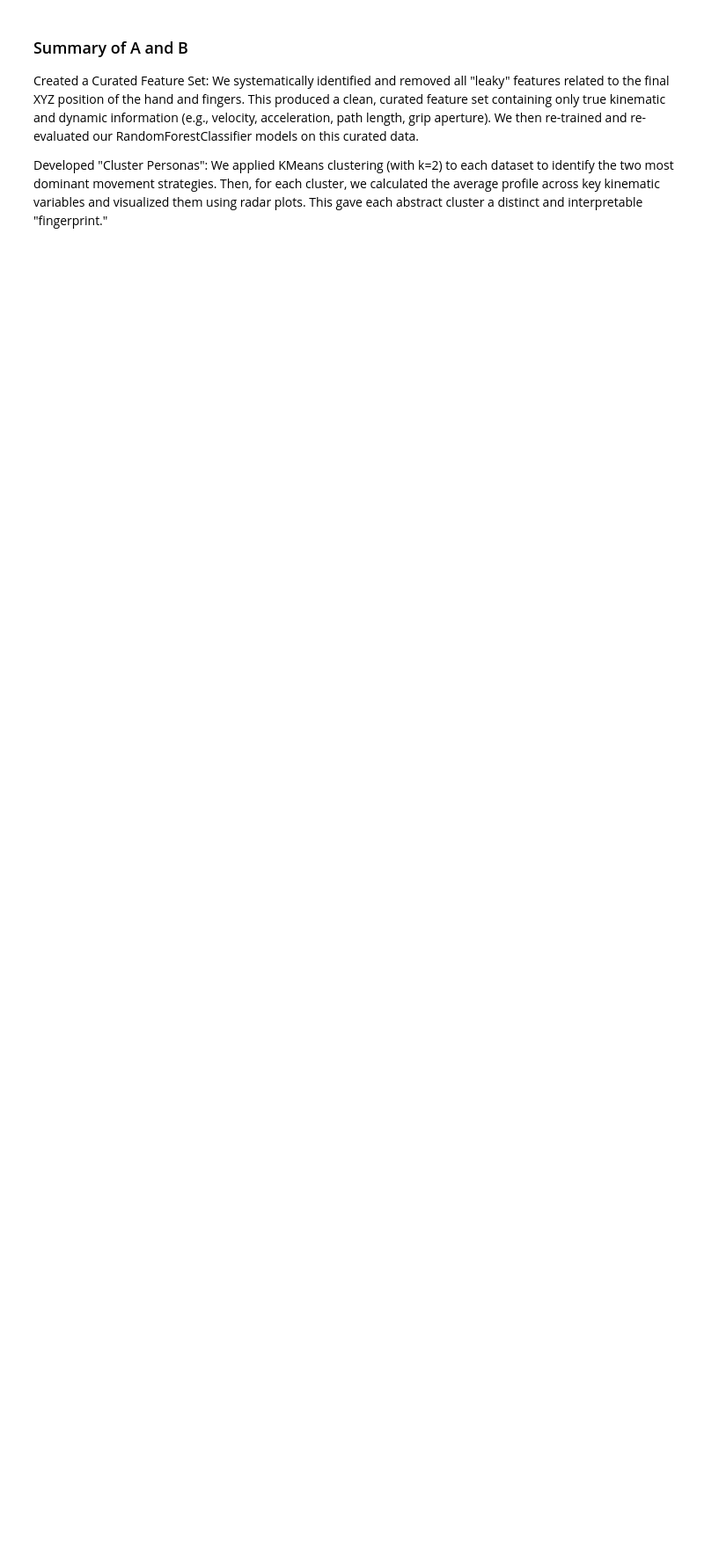
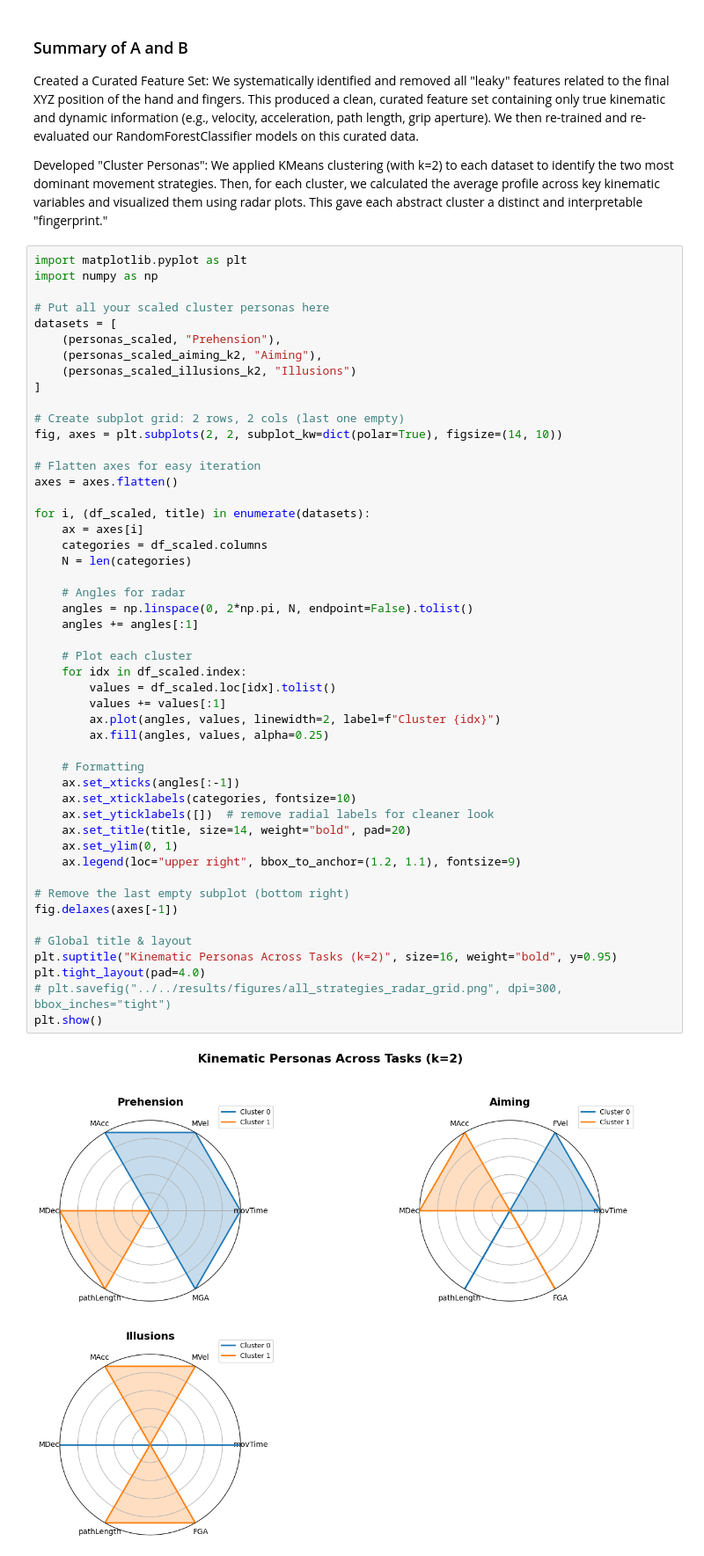
Before and after one commit to BhargavKumarNath/Classifying-Grip-Strategies-Using-Machine-Learning-, a Jupyter notebook: notebooks/03_advance_modeling/03_B_Cluster_Persona_Analysis.ipynb, the cells around one changed output. Shown at 88% size. Saved outputs shown, nothing was run; the diff lists cells and outputs as text; blank space fills up the shorter version.

```diff
--- a/notebooks/03_advance_modeling/03_B_Cluster_Persona_Analysis.ipynb
+++ b/notebooks/03_advance_modeling/03_B_Cluster_Persona_Analysis.ipynb
@@ -221,3 +333,54 @@ The other strategy is to be slow, careful, and deliberate, taking extra time to
 Created a Curated Feature Set: We systematically identified and removed all "leaky" features related to the final XYZ position of the hand and fingers. This produced a clean, curated feature set containing only true kinematic and dynamic information (e.g., velocity, acceleration, path length, grip aperture). We then re-trained and re-evaluated our RandomForestClassifier models on this curated data.
 
 Developed "Cluster Personas": We applied KMeans clustering (with k=2) to each dataset to identify the two most dominant movement strategies. Then, for each cluster, we calculated the average profile across key kinematic variables and visualized them using radar plots. This gave each abstract cluster a distinct and interpretable "fingerprint."
+# %%
+import matplotlib.pyplot as plt
+import numpy as np
+
+# Put all your scaled cluster personas here
+datasets = [
+    (personas_scaled, "Prehension"),
+    (personas_scaled_aiming_k2, "Aiming"),
+    (personas_scaled_illusions_k2, "Illusions")
+]
+
+# Create subplot grid: 2 rows, 2 cols (last one empty)
+fig, axes = plt.subplots(2, 2, subplot_kw=dict(polar=True), figsize=(14, 10))
+
+# Flatten axes for easy iteration
+axes = axes.flatten()
+
+for i, (df_scaled, title) in enumerate(datasets):
+    ax = axes[i]
+    categories = df_scaled.columns
+    N = len(categories)
+
+    # Angles for radar
+    angles = np.linspace(0, 2*np.pi, N, endpoint=False).tolist()
+    angles += angles[:1]
+
+    # Plot each cluster
+    for idx in df_scaled.index:
+        values = df_scaled.loc[idx].tolist()
+        values += values[:1]
+        ax.plot(angles, values, linewidth=2, label=f"Cluster {idx}")
+        ax.fill(angles, values, alpha=0.25)
+
+    # Formatting
+    ax.set_xticks(angles[:-1])
+    ax.set_xticklabels(categories, fontsize=10)
+    ax.set_yticklabels([])  # remove radial labels for cleaner look
+    ax.set_title(title, size=14, weight="bold", pad=20)
+    ax.set_ylim(0, 1)
+    ax.legend(loc="upper right", bbox_to_anchor=(1.2, 1.1), fontsize=9)
+
+# Remove the last empty subplot (bottom right)
+fig.delaxes(axes[-1])
+
+# Global title & layout
+plt.suptitle("Kinematic Personas Across Tasks (k=2)", size=16, weight="bold", y=0.95)
+plt.tight_layout(pad=4.0)
+# plt.savefig("../../results/figures/all_strategies_radar_grid.png", dpi=300, bbox_inches="tight")
+plt.show()
+# %% [output]
+[figure, added]
```
Also changed, not shown: parts of 18 cells of this notebook, 10 other files.
